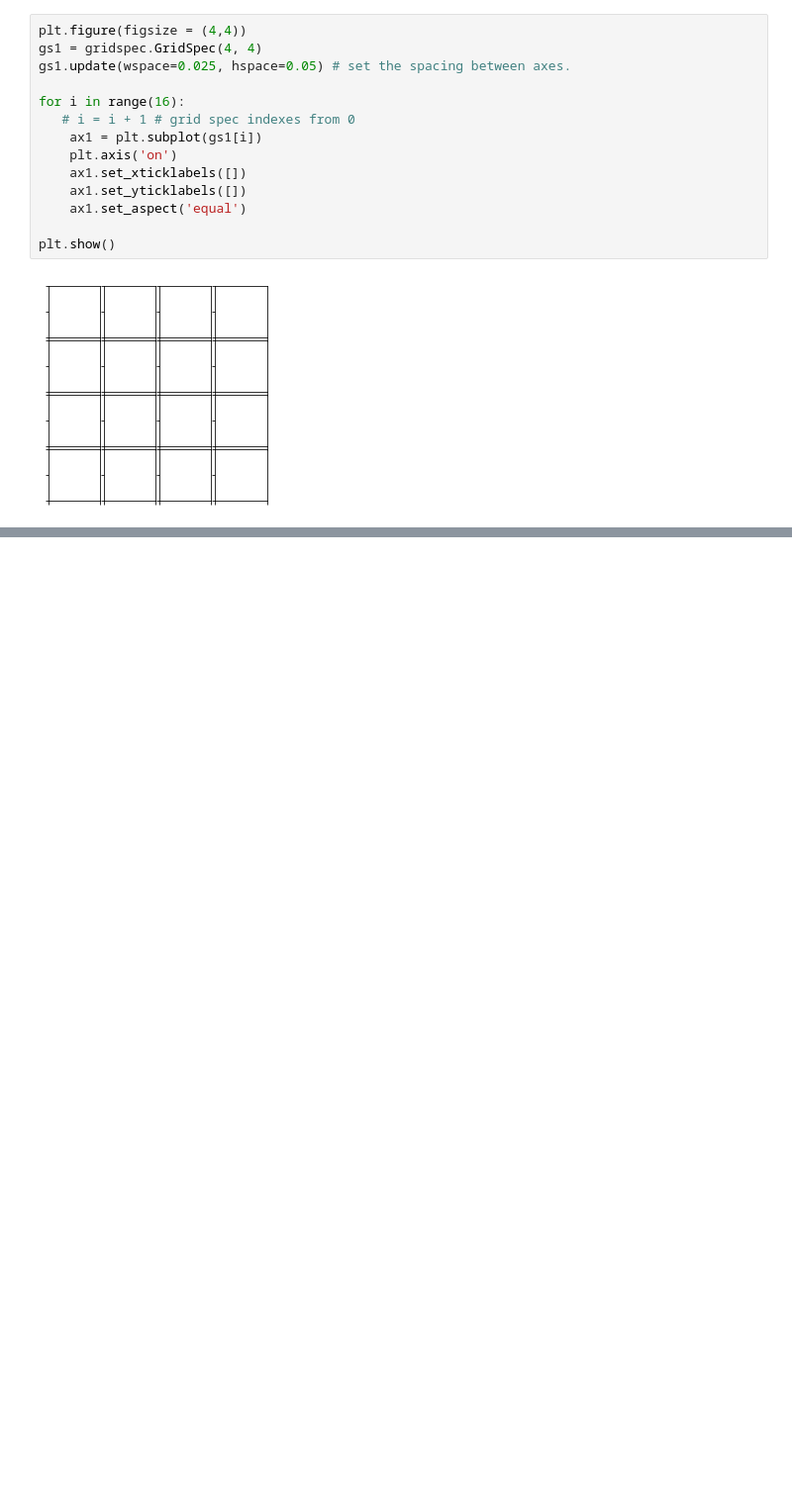
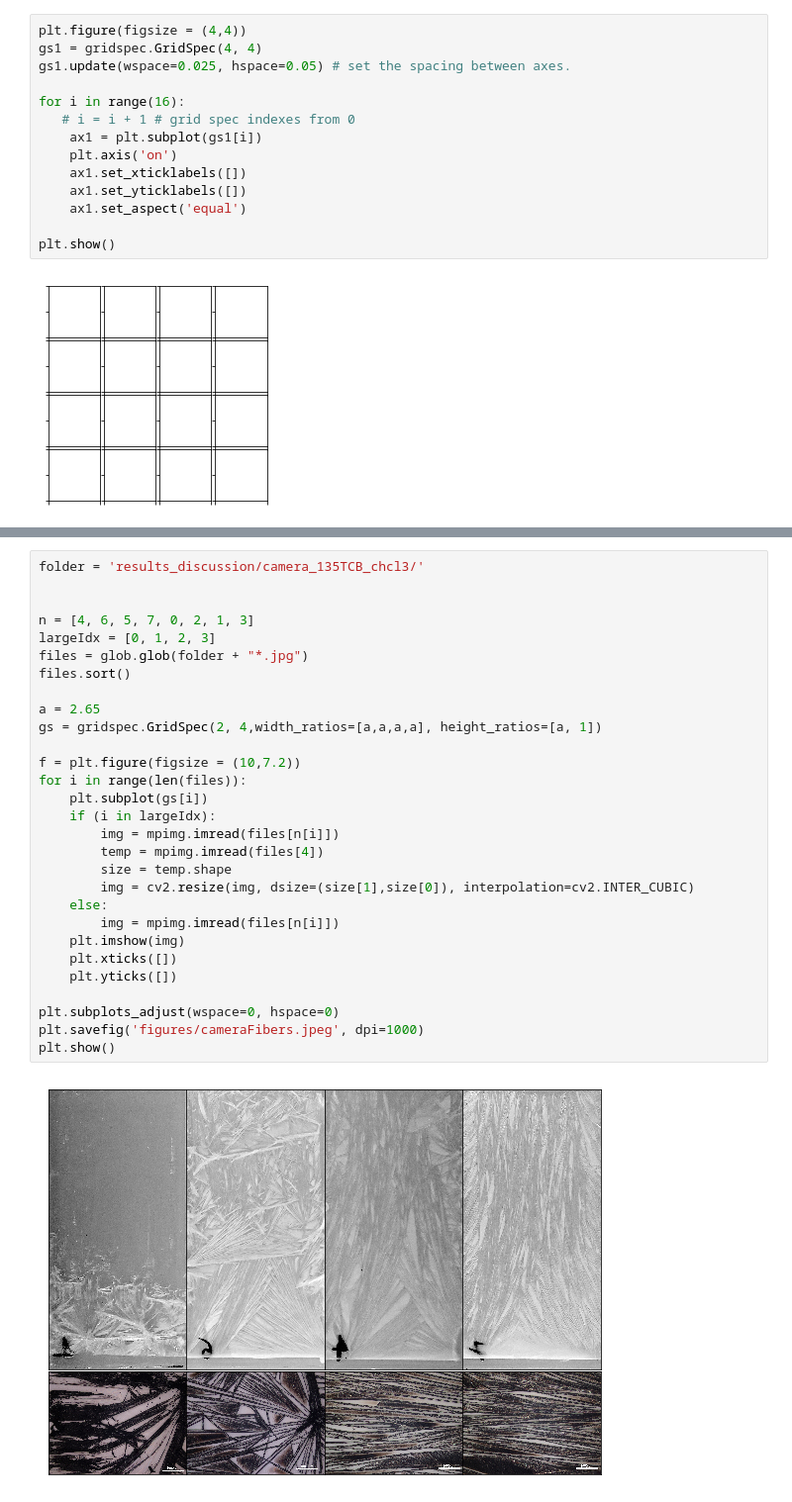
Before and after one commit to Pezzan/BettysThesis, a Jupyter notebook: plotCameraImages.ipynb, the cells around one changed output, grey strips where cells are left out. Shown at 99% size. Cells and saved outputs as stored; diff of their text form; blank space fills up the shorter version.

```diff
--- a/plotCameraImages.ipynb
+++ b/plotCameraImages.ipynb
@@ -58,0 +129,31 @@ plt.subplots_adjust(wspace=0, hspace=0)
+# %%
+folder = 'results_discussion/camera_135TCB_chcl3/'
+
+
+n = [4, 6, 5, 7, 0, 2, 1, 3]
+largeIdx = [0, 1, 2, 3]
+files = glob.glob(folder + "*.jpg")
+files.sort()
+
+a = 2.65
+gs = gridspec.GridSpec(2, 4,width_ratios=[a,a,a,a], height_ratios=[a, 1])
+
+f = plt.figure(figsize = (10,7.2))
+for i in range(len(files)):
+    plt.subplot(gs[i])
+    if (i in largeIdx):
+        img = mpimg.imread(files[n[i]])
+        temp = mpimg.imread(files[4])
+        size = temp.shape
+        img = cv2.resize(img, dsize=(size[1],size[0]), interpolation=cv2.INTER_CUBIC)
+    else:
+        img = mpimg.imread(files[n[i]])
+    plt.imshow(img)
+    plt.xticks([])
+    plt.yticks([])
+
+plt.subplots_adjust(wspace=0, hspace=0)
+plt.savefig('figures/cameraFibers.jpeg', dpi=1000)
+plt.show()
+# %% [output]
+[figure, added]
```
Also changed, not shown: parts of 7 cells of this notebook, 16 other files.
